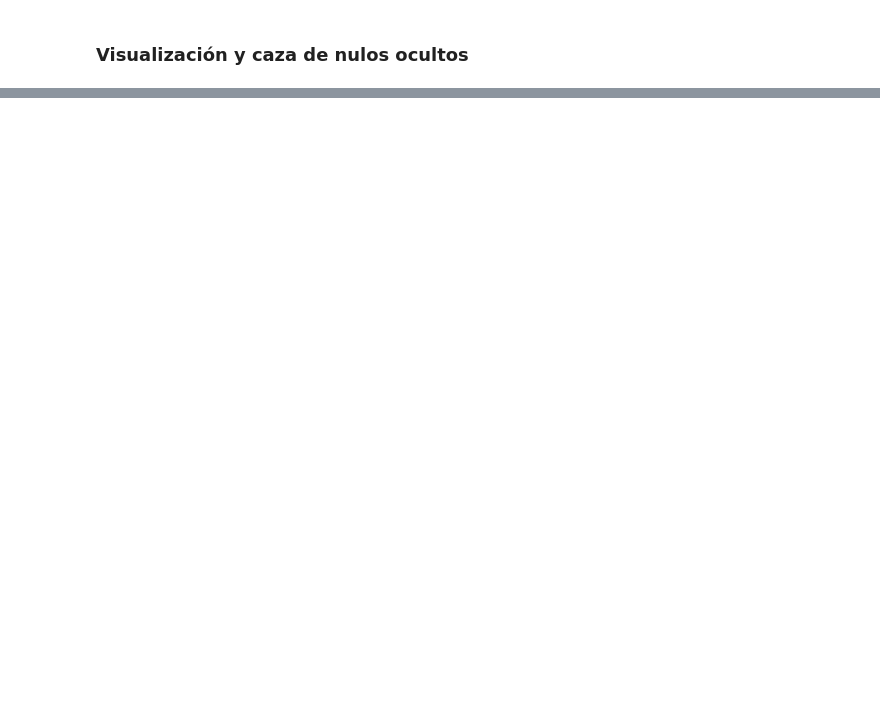
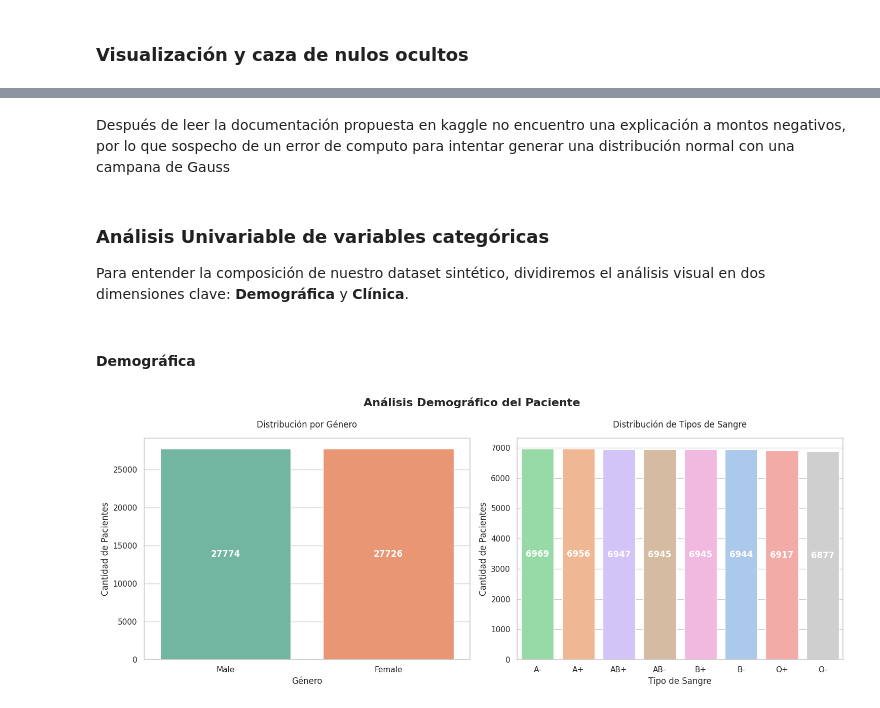
Before and after one commit to Jhairzp27/VitalsFlow, a Jupyter notebook: 01_Exploracion_y_Diagnostico.ipynb, the cells around one changed output, grey strips where cells are left out. Cells and saved outputs as stored; diff of their text form; code cells hidden in the pictures; blank space fills up the shorter version.

```diff
--- a/01_Exploracion_y_Diagnostico.ipynb
+++ b/01_Exploracion_y_Diagnostico.ipynb
@@ -136,3 +135,38 @@ Encontramos 108 registro(s) con facturación negativa.
 | 54136 | DR. micHaEl MckAy | 64 | Male | O+ | Cancer | 2019-05-31 | Dawn Navarro | Mcconnell and Rios, Clark | ... |
 | 55276 | JOhN fERRELl | 58 | Female | O- | Hypertension | 2019-05-20 | Randy Calderon | Inc Spencer | ... |
 108 rows × 15 columns
+# %% [markdown]
+Después de leer la documentación propuesta en kaggle no encuentro una explicación a montos negativos, por lo que sospecho de un error de computo para intentar generar una distribución normal con una campana de Gauss
+# %% [markdown]
+### Análisis Univariable de variables categóricas
+
+Para entender la composición de nuestro dataset sintético, dividiremos el análisis visual en dos dimensiones clave: **Demográfica** y **Clínica**.
+# %% [markdown]
+#### Demográfica
+# %%
+# 1. PERFIL DEMOGRÁFICO (Género y Tipo de Sangre)
+fig, axes = plt.subplots(1, 2, figsize=(15, 6))
+fig.suptitle('Análisis Demográfico del Paciente', fontsize=16, fontweight='bold')
+
+# Gráfico de Género
+sns.countplot(data=df, x='Gender', hue='Gender', ax=axes[0], palette='Set2', legend=False)
+axes[0].set_title('Distribución por Género', pad=15)
+axes[0].set_ylabel('Cantidad de Pacientes')
+axes[0].set_xlabel('Género')
+# Agregamos las etiquetas centradas y en blanco para todas las barras
+for container in axes[0].containers:
+    axes[0].bar_label(container, label_type='center', color='white', weight='bold')
+
+# Gráfico de Tipo de Sangre
+sns.countplot(data=df, x='Blood Type', hue='Blood Type', ax=axes[1], palette='pastel',
+              order=df['Blood Type'].value_counts().index, legend=False)
+axes[1].set_title('Distribución de Tipos de Sangre', pad=15)
+axes[1].set_ylabel('Cantidad de Pacientes')
+axes[1].set_xlabel('Tipo de Sangre')
+for container in axes[1].containers:
+    axes[1].bar_label(container, label_type='center', color='white', weight='bold')
+
+plt.tight_layout()
+plt.show()
+# %% [output]
+[figure, added]
```
Also changed, not shown: parts of 10 cells of this notebook.
